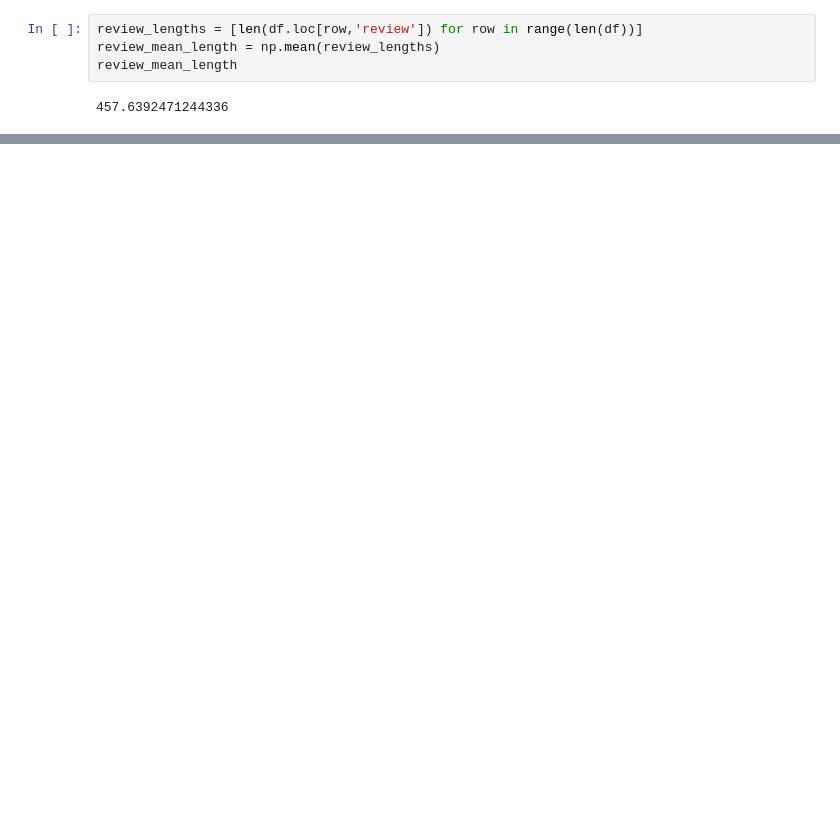
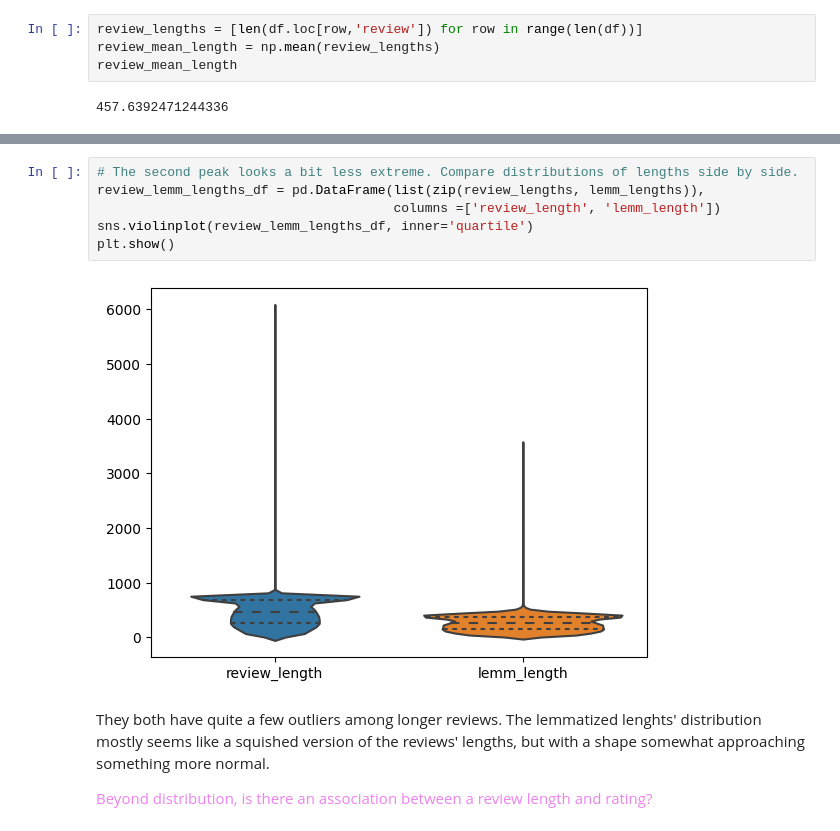
Before and after one commit to fractaldatalearning/psychedelic_efficacy, a Jupyter notebook: notebooks/5-kl-studies-lang-eda.ipynb, the cells around one changed output, grey strips where cells are left out. Cells and saved outputs as stored; diff of their text form; blank space fills up the shorter version.

```diff
--- a/notebooks/5-kl-studies-lang-eda.ipynb
+++ b/notebooks/5-kl-studies-lang-eda.ipynb
@@ -70,0 +68,12 @@ lemm_mean_length
+# %%
+# The second peak looks a bit less extreme. Compare distributions of lengths side by side.
+review_lemm_lengths_df = pd.DataFrame(list(zip(review_lengths, lemm_lengths)),
+                                      columns =['review_length', 'lemm_length'])
+sns.violinplot(review_lemm_lengths_df, inner='quartile')
+plt.show()
+# %% [output]
+[figure, added]
+# %% [markdown]
+They both have quite a few outliers among longer reviews. The lemmatized lenghts' distribution mostly seems like a squished version of the reviews' lengths, but with a shape somewhat approaching something more normal.
+
+<font color='violet'> Beyond distribution, is there an association between a review length and rating?
```
Also changed, not shown: parts of 48 cells of this notebook, 1 other file.
